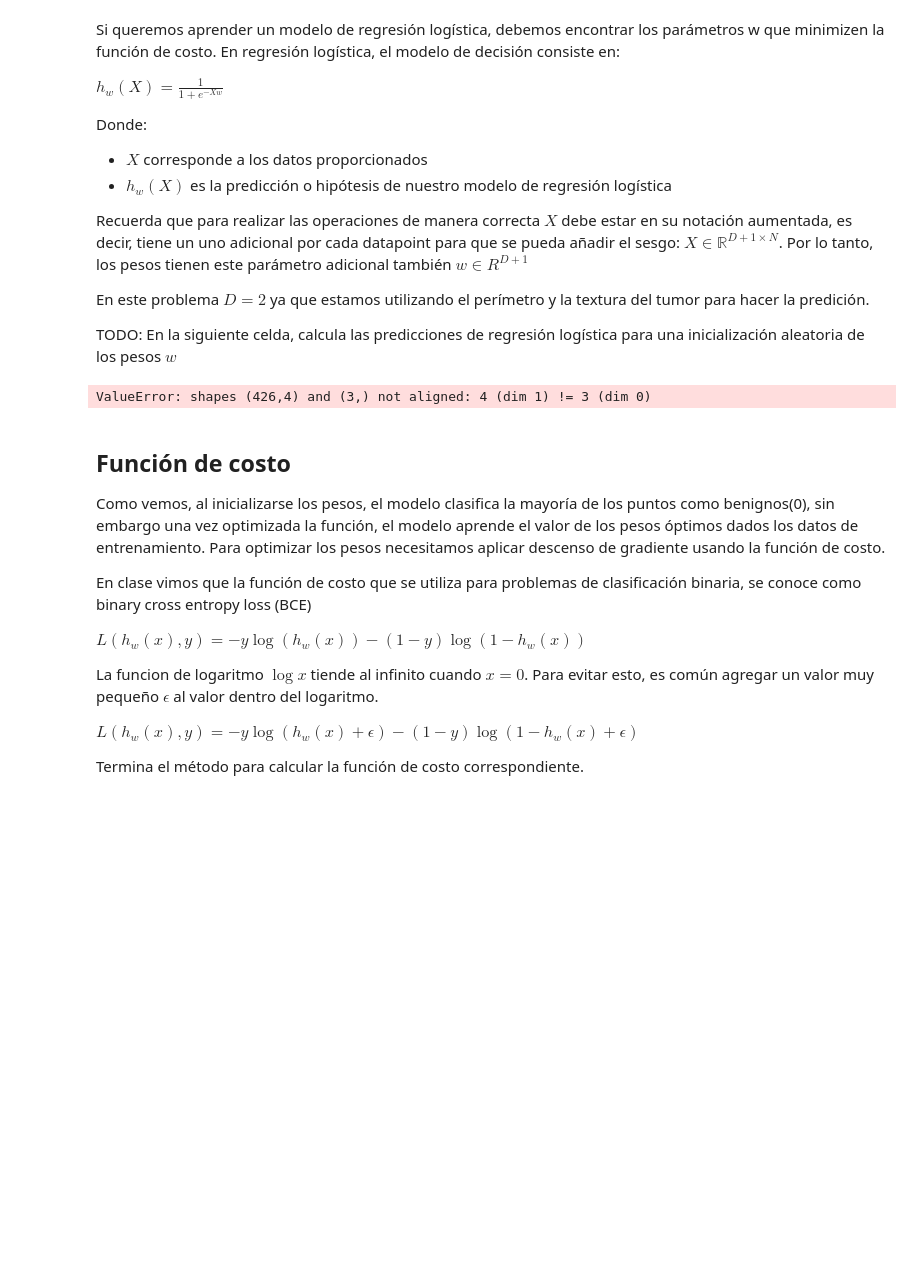
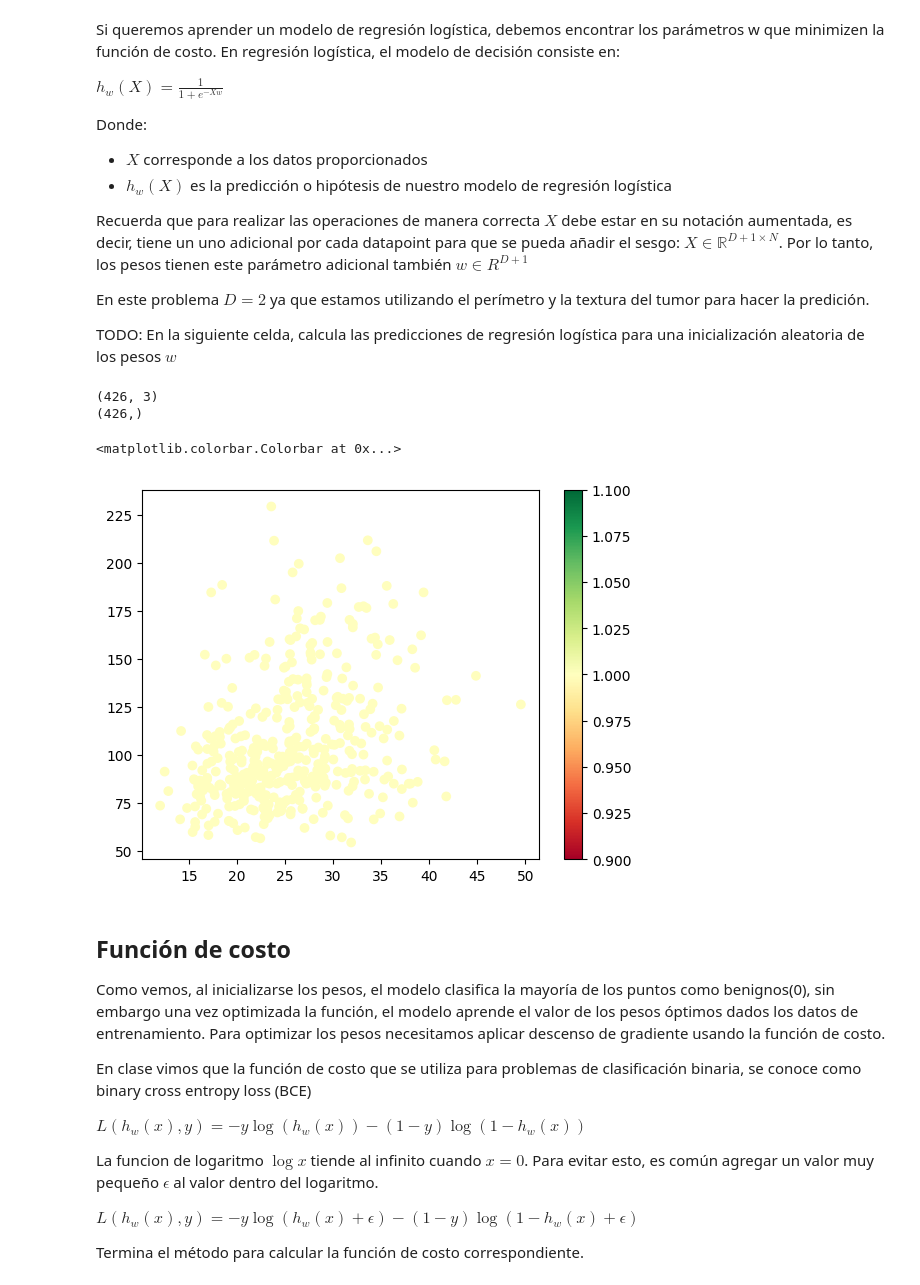
Before and after one commit to marianovba/ML23_LosGoons, a Jupyter notebook: ml23/ejercicio_2_LogisticReg/logistic_regression.ipynb, the cells around one changed output. Drawn from its saved outputs; the diff is of its cells as text; code cells hidden in the pictures; blank space fills up the shorter version.

```diff
--- a/ml23/ejercicio_2_LogisticReg/logistic_regression.ipynb
+++ b/ml23/ejercicio_2_LogisticReg/logistic_regression.ipynb
@@ -154,29 +154,32 @@ TODO: En la siguiente celda, calcula las predicciones de regresión logística p
 # %%
 # Inicializando W
 w = np.random.uniform(low=-1, high=1, size=(3,))
 
 # TODO: Genera el dataset de entrenamiento aumentado
 # para el conjunto de datos de entrenamiento data_train
 # aug_data_train = ?
 # ====== Start of solution =====
-for_bias = np.ones([426, 2])
-aug_data_train = np.concatenate([for_bias, data_train], axis= -1)
+for_bias = np.ones([426, 1])
+aug_data_train = np.concatenate([for_bias, data_train], axis= 1)
 # ====== End of solution =====
 
 # TODO: Calcula el valor de z/ la combinación lineal de los pesos y datos de entrenamiento
 # ====== Start of solution =====
 z = np.dot(aug_data_train, w)
 # ====== End of solution =====
 pred = logistic(z)
 
 print(aug_data_train.shape)
 print(pred.shape)
 
 # Graficamos los puntos para visualizar la predicción de nuestro modelo actualmente
 plt.scatter(aug_data_train[:, 1],aug_data_train[:, 2], c=pred, cmap="RdYlGn")
 plt.colorbar()
 # %% [output]
-ValueError: shapes (426,4) and (3,) not aligned: 4 (dim 1) != 3 (dim 0)
+(426, 3)
+(426,)
+<matplotlib.colorbar.Colorbar at 0x...>
+[figure, added]
 # %% [markdown]
 ## Función de costo
 Como vemos, al inicializarse los pesos, el modelo clasifica la mayoría de los puntos como benignos(0), sin embargo una vez optimizada la función, el modelo aprende el valor de los pesos óptimos dados los datos de entrenamiento. Para optimizar los pesos necesitamos aplicar descenso de gradiente usando la función de costo.
```
